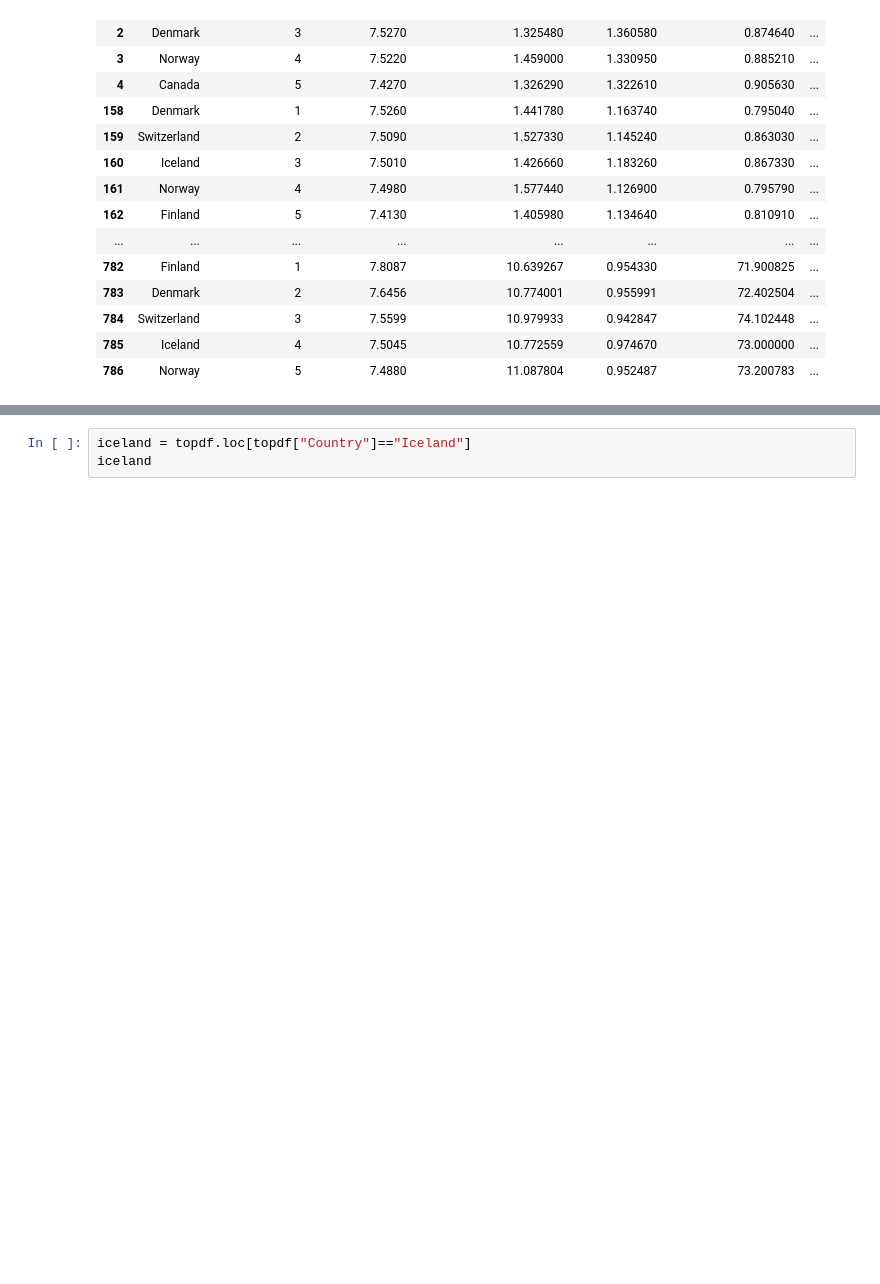
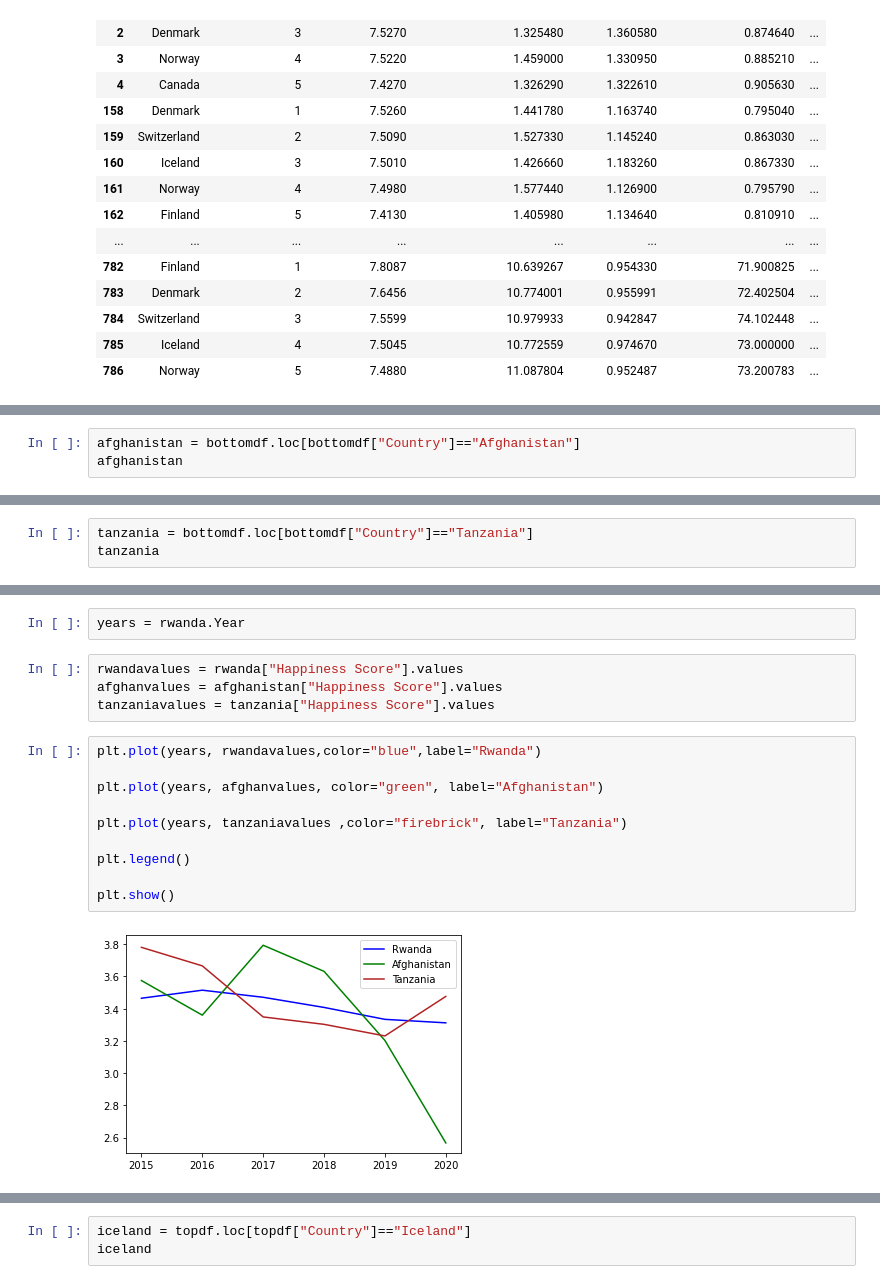
Before and after one commit to alexarnold630/Happiness_Index_Investigation, a Jupyter notebook: Happiness/Line Charts.ipynb, the cells around one changed output, grey strips where cells are left out. Cells and saved outputs as stored; diff of their text form; blank space fills up the shorter version.

Commit message:
Update Line Charts.ipynb
continued working on line charts

```diff
--- a/Happiness/Line Charts.ipynb
+++ b/Happiness/Line Charts.ipynb
@@ -72,0 +86,3 @@ Name: Country, dtype: int64
+# %%
+afghanistan = bottomdf.loc[bottomdf["Country"]=="Afghanistan"]
+afghanistan
@@ -72,0 +97,3 @@ Name: Country, dtype: int64
+# %%
+tanzania = bottomdf.loc[bottomdf["Country"]=="Tanzania"]
+tanzania
@@ -72,0 +108,18 @@ Name: Country, dtype: int64
+# %%
+years = rwanda.Year
+# %%
+rwandavalues = rwanda["Happiness Score"].values
+afghanvalues = afghanistan["Happiness Score"].values
+tanzaniavalues = tanzania["Happiness Score"].values
+# %%
+plt.plot(years, rwandavalues,color="blue",label="Rwanda")
+
+plt.plot(years, afghanvalues, color="green", label="Afghanistan")
+
+plt.plot(years, tanzaniavalues ,color="firebrick", label="Tanzania")
+
+plt.legend()
+
+plt.show()
+# %% [output]
+[figure, added]
```
Also changed, not shown: parts of 12 cells of this notebook.
